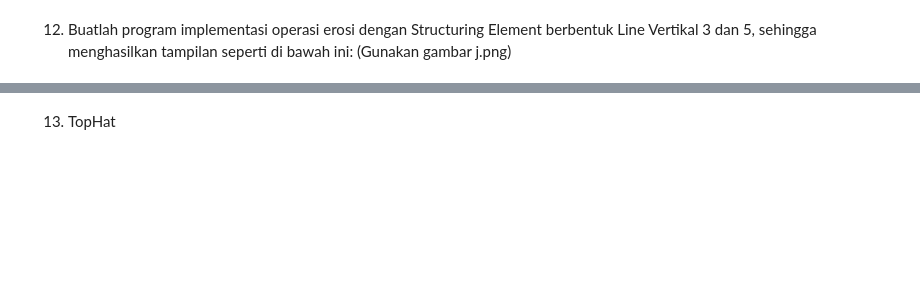
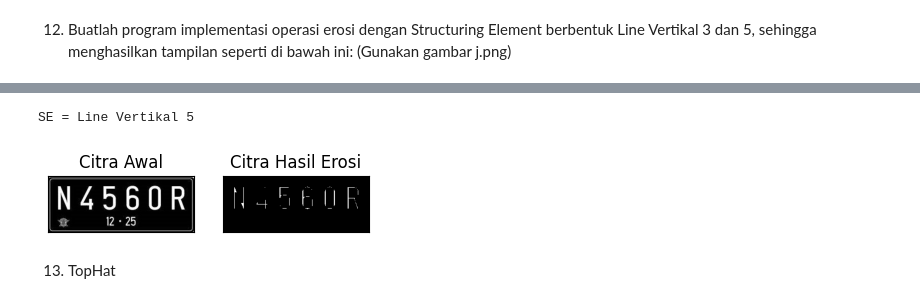
Before and after one commit to SeptiLutfiana/PCVK_Ganjil_2023, a Jupyter notebook: Week09_SeptiLutfiana.ipynb, the cells around one changed output, grey strips where cells are left out. Cells and saved outputs as stored; diff of their text form; code cells hidden in the pictures; blank space fills up the shorter version.

```diff
--- a/Week09_SeptiLutfiana.ipynb
+++ b/Week09_SeptiLutfiana.ipynb
@@ -398,2 +489,19 @@ gambar j.png)
+# %%
+print('SE = Line Vertikal 5')
+img_e= cv2.imread('/content/drive/MyDrive/PCVK/images/plat_nomer.jpg',0) #
+ret1, thresh1 = cv2.threshold(img_e, 127, 225,
+cv2.THRESH_BINARY)
+k=5
+imgE = erosi_citra(thresh1,k)
+
+plt.subplot(131),plt.imshow(img_e,cmap = 'gray')
+plt.title('Citra Awal'), plt.xticks([]), plt.yticks([])
+plt.subplot(132),plt.imshow(imgE,cmap = 'gray')
+plt.title('Citra Hasil Erosi'), plt.xticks([]),
+plt.yticks([])
+plt.show()
+# %% [output]
+SE = Line Vertikal 5
+[figure, added]
 # %% [markdown]
 13. TopHat
```
Also changed, not shown: parts of 9 cells of this notebook.
